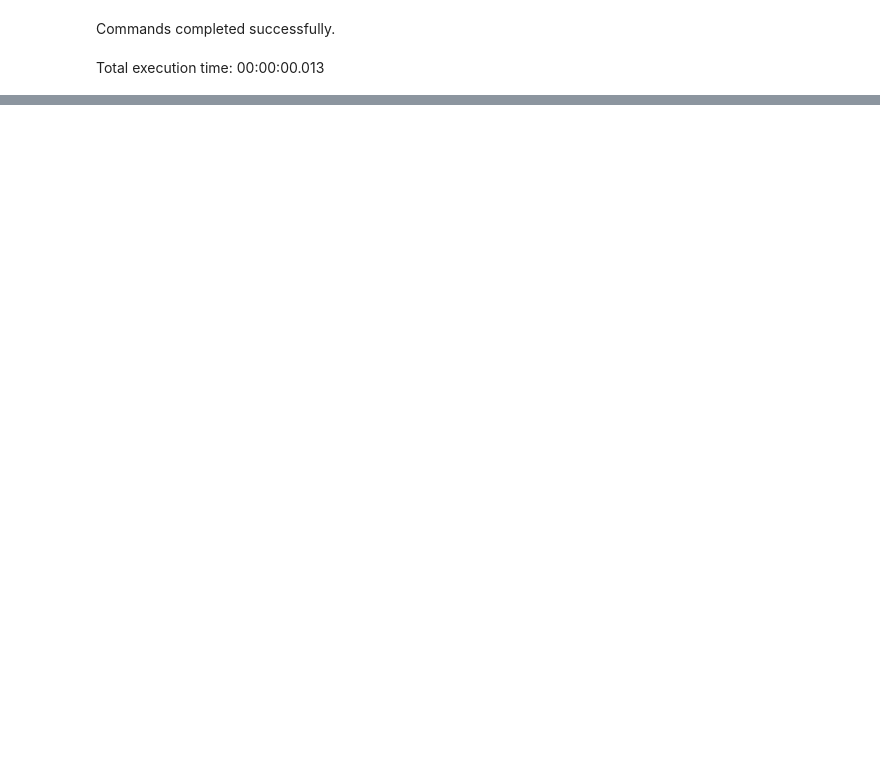
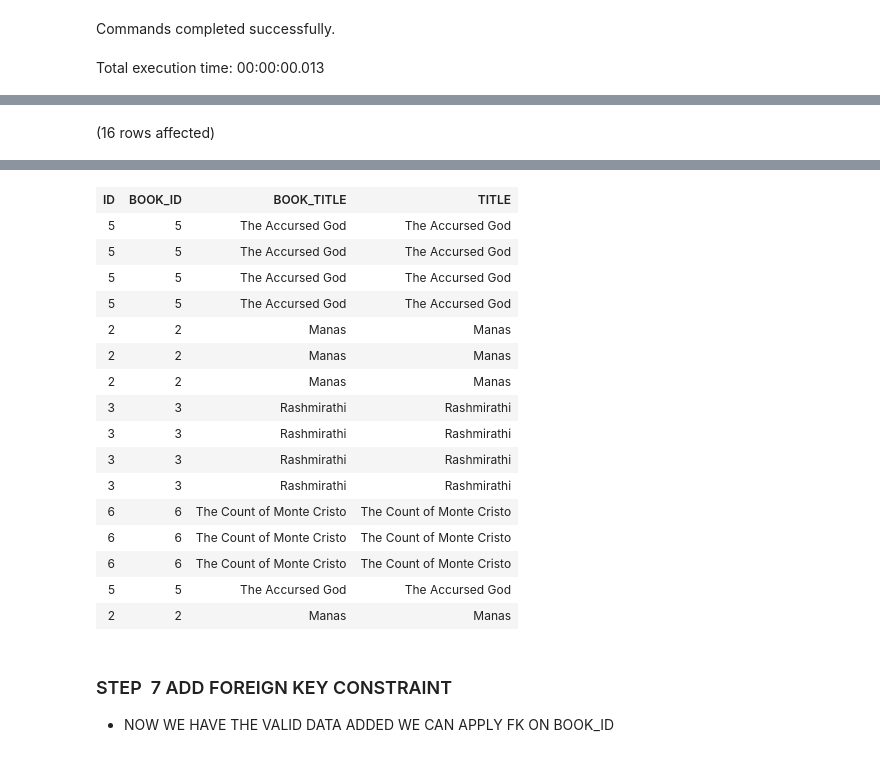
Before and after one commit to vivekduttamishra/202407-g7cr-sqlserver, a Jupyter notebook: books_reviews_02.ipynb, the cells around one changed output, grey strips where cells are left out. Drawn from its saved outputs; the diff is of its cells as text; code cells hidden in the pictures; blank space fills up the shorter version.

```diff
--- a/books_reviews_02.ipynb
+++ b/books_reviews_02.ipynb
@@ -347,0 +509,14 @@ Total execution time: 00:00:00.012
+# %%
+SELECT
+    ID,
+    BOOK_ID,
+    BOOK_TITLE,
+    TITLE
+FROM
+    BOOKS
+JOIN
+    REVIEWS
+ON
+    ID=BOOK_ID
+# %% [output]
+(16 rows affected)
@@ -347,0 +524,21 @@ Total execution time: 00:00:00.012
+| ID | BOOK_ID | BOOK_TITLE | TITLE |
+| 5 | 5 | The Accursed God | The Accursed God |
+| 5 | 5 | The Accursed God | The Accursed God |
+| 5 | 5 | The Accursed God | The Accursed God |
+| 5 | 5 | The Accursed God | The Accursed God |
+| 2 | 2 | Manas | Manas |
+| 2 | 2 | Manas | Manas |
+| 2 | 2 | Manas | Manas |
+| 3 | 3 | Rashmirathi | Rashmirathi |
+| 3 | 3 | Rashmirathi | Rashmirathi |
+| 3 | 3 | Rashmirathi | Rashmirathi |
+| 3 | 3 | Rashmirathi | Rashmirathi |
+| 6 | 6 | The Count of Monte Cristo | The Count of Monte Cristo |
+| 6 | 6 | The Count of Monte Cristo | The Count of Monte Cristo |
+| 6 | 6 | The Count of Monte Cristo | The Count of Monte Cristo |
+| 5 | 5 | The Accursed God | The Accursed God |
+| 2 | 2 | Manas | Manas |
+# %% [markdown]
+### STEP  7 ADD FOREIGN KEY CONSTRAINT
+
+- NOW WE HAVE THE VALID DATA ADDED WE CAN APPLY FK ON BOOK\_ID
```
Also changed, not shown: parts of 42 cells of this notebook, 3 other files.
